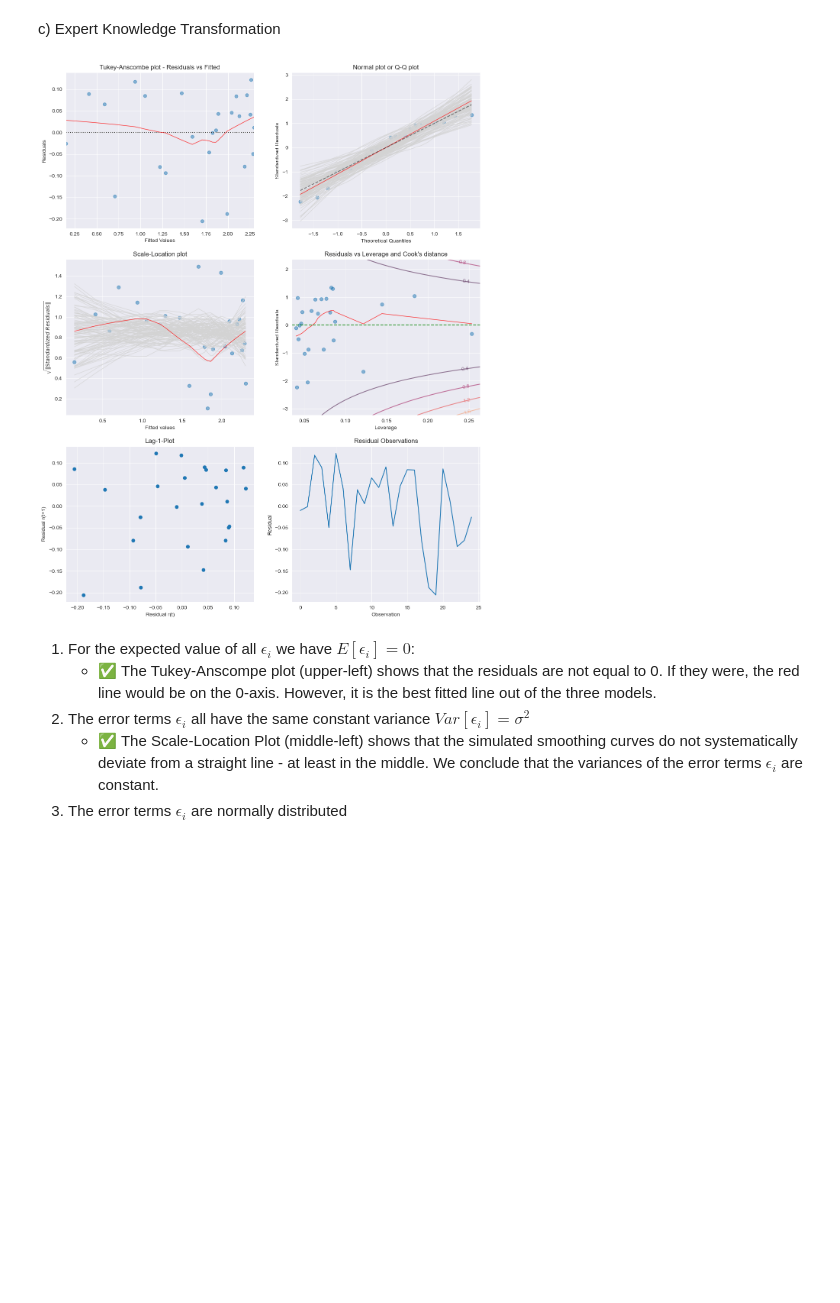
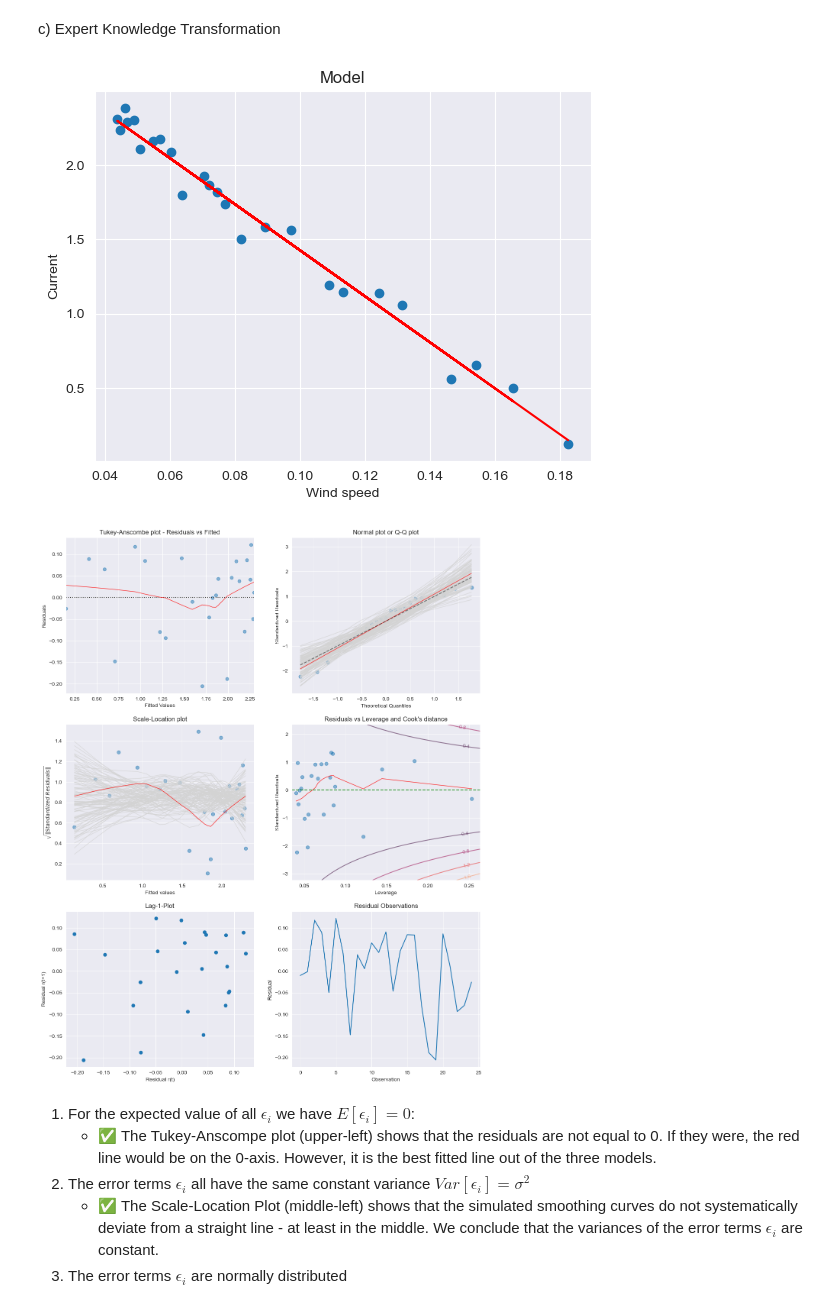
Before and after one commit to marbetschar/ZHAW-Predictive-Modeling, a Jupyter notebook: Week02/02_series_TMA.ipynb, the cells around one changed output. Drawn from its saved outputs; the diff is of its cells as text; code cells hidden in the pictures; blank space fills up the shorter version.

```diff
--- a/Week02/02_series_TMA.ipynb
+++ b/Week02/02_series_TMA.ipynb
@@ -71,8 +80,8 @@ The 4 assumptions of each Linear Model:
 3. The error terms $\epsilon_i$ are normally distributed
 4. The error terms $\epsilon_i$ are independent
 # %%
-df = pd.read_csv('../Data/windmill.csv')
-df
+windmill_df = pd.read_csv('../Data/windmill.csv')
+windmill_df
 # %% [output]
 |  | wind_speed | current |
 | 0 | 11.187073 | 1.582 |
@@ -92,12 +101,14 @@ df
 | 23 | 8.837787 | 1.144 |
 | 24 | 5.481666 | 0.123 |
 # %%
-y = df.current
+y = windmill_df.current
 # %% [markdown]
 a) Naive
 # %%
-naive_x = sm.add_constant(df.wind_speed)
-naive_model = sm.OLS(y, naive_x).fit()
+naive_x = windmill_df.wind_speed
+naive_x_sm = sm.add_constant(naive_x)
+naive_model = sm.OLS(y, naive_x_sm).fit()
 
+model_plot(naive_x, y, naive_model, 'Wind speed', 'Current')
 tma_plots(naive_model)
 # %% [output]
@@ -112,8 +124,10 @@ tma_plots(naive_model)
 4. The error terms $\epsilon_i$ are independent
     - ✅ There is no pattern in neither the Lag-1-Plot nor the Residual Observation plot. Therefore we conclude that the error terms $\epsilon_i$ are independent
 # %%
-first_aid_x = sm.add_constant(np.log(df.wind_speed))
-first_aid_model = sm.OLS(y, first_aid_x).fit()
+first_aid_x = np.log(windmill_df.wind_speed)
+first_aid_x_sm = sm.add_constant(first_aid_x)
+first_aid_model = sm.OLS(y, first_aid_x_sm).fit()
 
+model_plot(first_aid_x, y, first_aid_model, 'Wind speed', 'Current')
 tma_plots(first_aid_model)
 # %% [output]
@@ -130,12 +145,15 @@ tma_plots(first_aid_model)
 # %% [markdown]
 c) Expert Knowledge Transformation
 # %%
-expert_x = sm.add_constant(1. / df.wind_speed)
-expert_model = sm.OLS(y, expert_x).fit()
+expert_x = 1. / windmill_df.wind_speed
+expert_x_sm = sm.add_constant(expert_x)
+expert_model = sm.OLS(y, expert_x_sm).fit()
 
+model_plot(expert_x, y, expert_model, 'Wind speed', 'Current')
 tma_plots(expert_model)
 # %% [output]
-[figure, old version]
+[figure, new version]
+[figure, added]
 # %% [markdown]
 1. For the expected value of all $\epsilon_i$ we have $E[\epsilon_i] = 0$:
     - ✅ The Tukey-Anscompe plot (upper-left) shows that the residuals are not equal to 0. If they were, the red line would be on the 0-axis. However, it is the best fitted line out of the three models.
```
Also changed, not shown: parts of 12 cells of this notebook.
